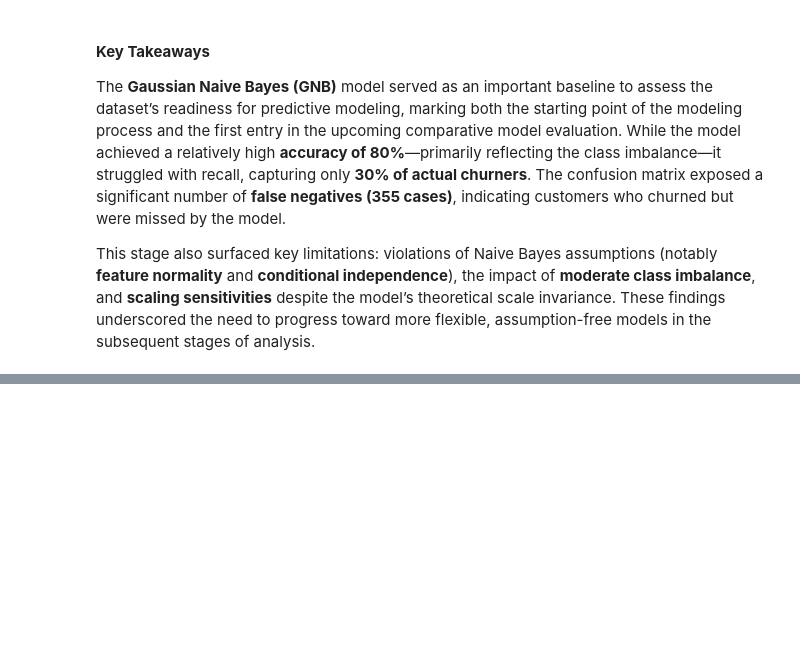
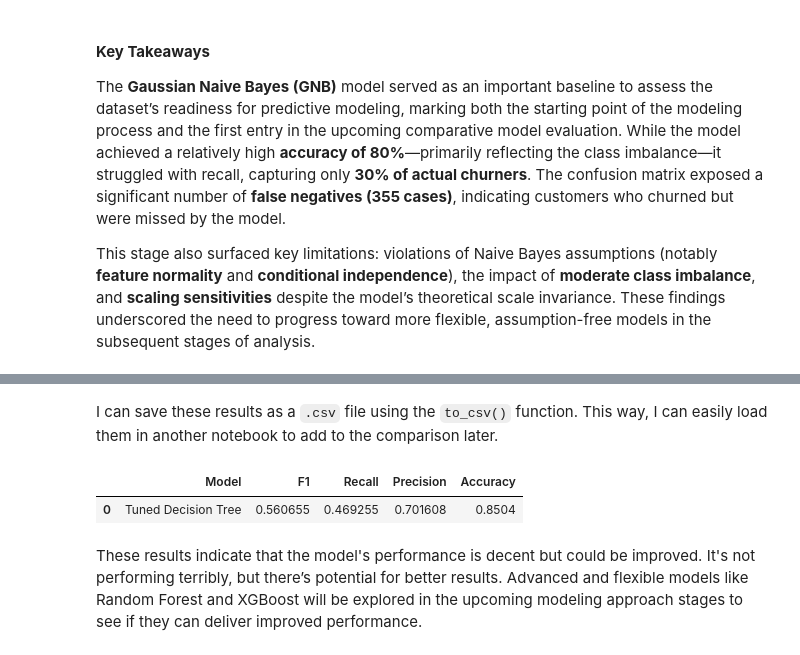
Before and after one commit to Cyberoctane29/Deutsche-Bank-Customer-Churn-Prediction-End-to-End-Analysis-and-Modeling, a Jupyter notebook: Deutsche_Bank_Customer_Churn_Prediction_End_to_End_Analysis_and_Modeling.ipynb, the cells around one changed output, grey strips where cells are left out. Saved outputs shown, nothing was run; the diff lists cells and outputs as text; code cells hidden in the pictures; blank space fills up the shorter version.

```diff
--- a/Deutsche_Bank_Customer_Churn_Prediction_End_to_End_Analysis_and_Modeling.ipynb
+++ b/Deutsche_Bank_Customer_Churn_Prediction_End_to_End_Analysis_and_Modeling.ipynb
@@ -998,0 +1298,2 @@ Despite its limitations, this step provided valuable diagnostic insights for ref
+# %%
+tuned_decision_tree = read_pickle(path, 'tuned_decision_tree')
@@ -998,0 +1318,38 @@ Despite its limitations, this step provided valuable diagnostic insights for ref
+# %%
+def make_results(model_name, model_object):
+    '''
+    Accepts as arguments a model name (your choice - string) and
+    a fit GridSearchCV model object.
+
+    Returns a pandas df with the F1, recall, precision, and accuracy scores
+    for the model with the best mean F1 score across all validation folds.
+    '''
+
+    # Get all the results from the CV and put them in a df
+    cv_results = pd.DataFrame(model_object.cv_results_)
+
+    # Isolate the row of the df with the max(mean f1 score)
+    best_estimator_results = cv_results.iloc[cv_results['mean_test_f1'].idxmax(), :]
+
+    # Extract accuracy, precision, recall, and f1 score from that row
+    f1 = best_estimator_results.mean_test_f1
+    recall = best_estimator_results.mean_test_recall
+    precision = best_estimator_results.mean_test_precision
+    accuracy = best_estimator_results.mean_test_accuracy
+
+    # Create table of results
+    table = pd.DataFrame()
+    # Create table of results
+    table = pd.DataFrame({'Model': [model_name],
+                          'F1': [f1],
+                          'Recall': [recall],
+                          'Precision': [precision],
+                          'Accuracy': [accuracy]
+                         }
+                        )
+
+    return table
+# %%
+result_table = make_results("Tuned Decision Tree", tuned_decision_tree)
+# %% [markdown]
+I can save these results as a `.csv` file using the `to_csv()` function. This way, I can easily load them in another notebook to add to the comparison later.
@@ -998,0 +1360,7 @@ Despite its limitations, this step provided valuable diagnostic insights for ref
+# %%
+result_table
+# %% [output]
+|  | Model | F1 | Recall | Precision | Accuracy |
+| 0 | Tuned Decision Tree | 0.560655 | 0.469255 | 0.701608 | 0.8504 |
+# %% [markdown]
+These results indicate that the model's performance is decent but could be improved. It's not performing terribly, but there’s potential for better results. Advanced and flexible models like Random Forest and XGBoost will be explored in the upcoming modeling approach stages to see if they can deliver improved performance.
```
Also changed, not shown: parts of 75 cells of this notebook, 3 other files.
